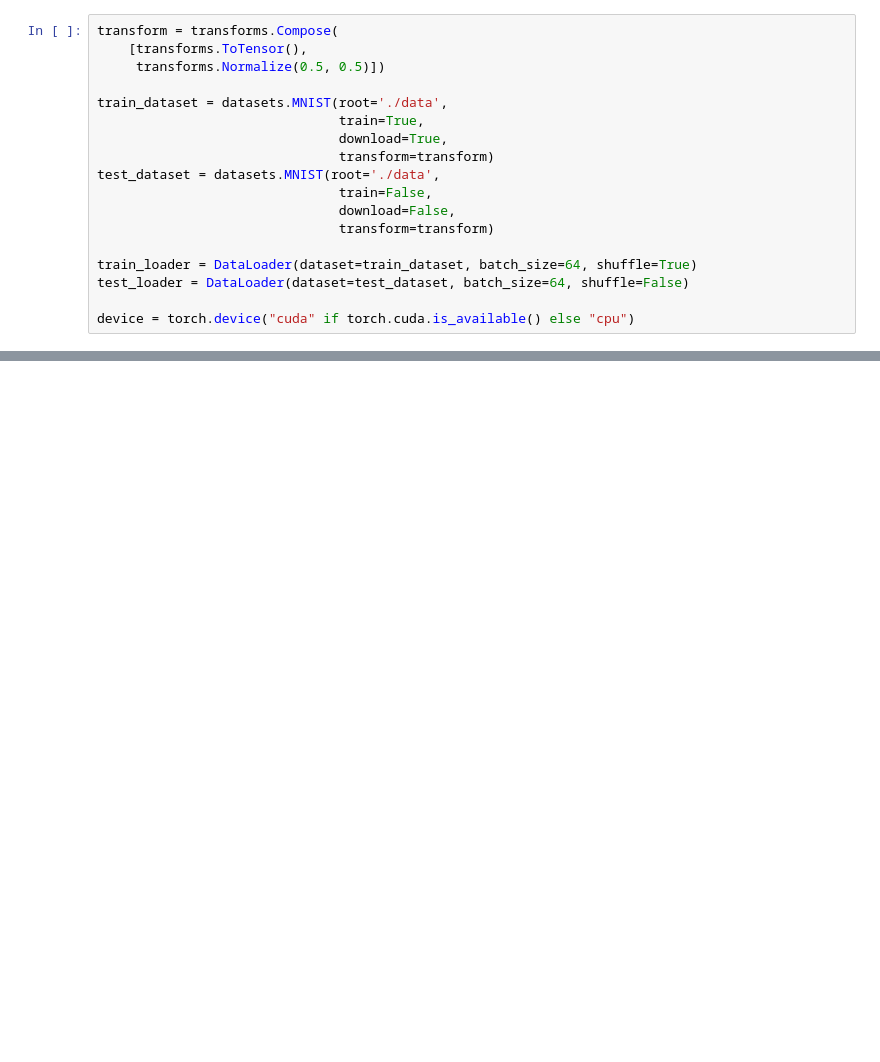
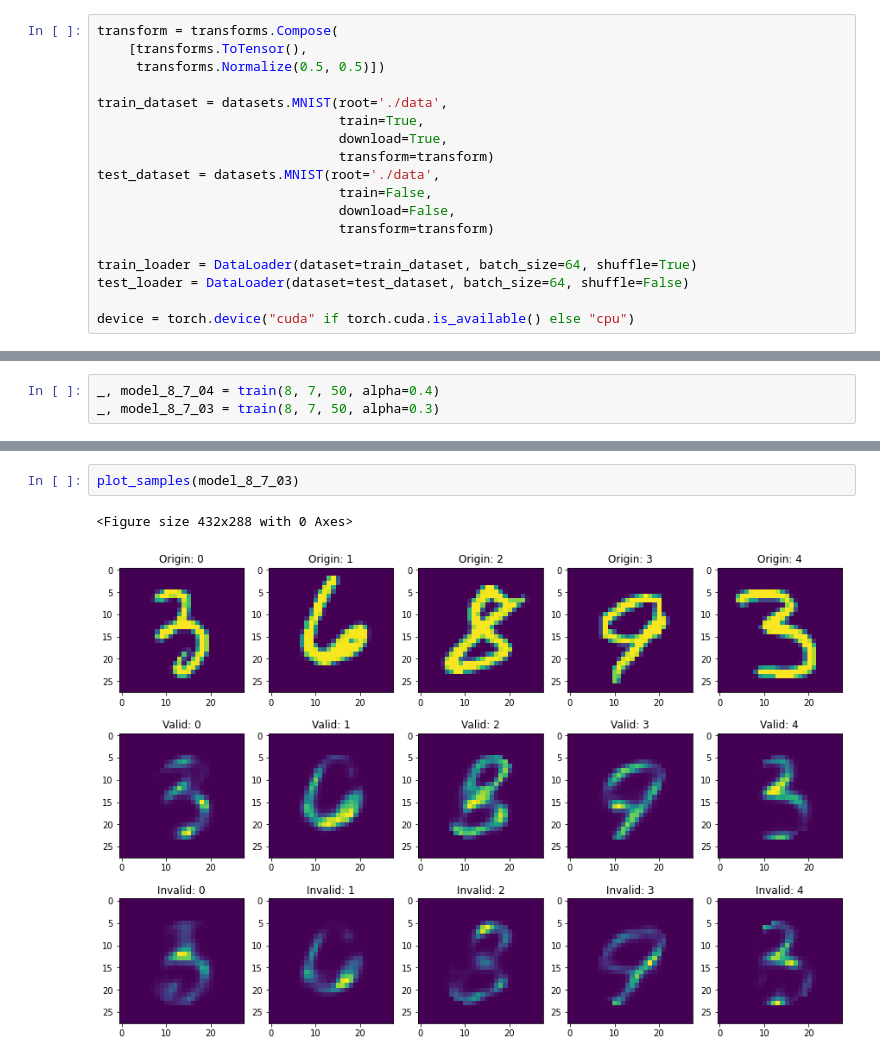
Before and after one commit to UnknownXenia/AE_SecretSharing, a Jupyter notebook: AE.ipynb, the cells around one changed output, grey strips where cells are left out. Saved outputs shown, nothing was run; the diff lists cells and outputs as text; blank space fills up the shorter version.

```diff
--- a/AE.ipynb
+++ b/AE.ipynb
@@ -188,0 +280,3 @@ for i in range(5):
+# %%
+_, model_8_7_04 = train(8, 7, 50, alpha=0.4)
+_, model_8_7_03 = train(8, 7, 50, alpha=0.3)
@@ -188,0 +363,5 @@ for i in range(5):
+# %%
+plot_samples(model_8_7_03)
+# %% [output]
+<Figure size 432x288 with 0 Axes>
+[figure, added]
```
Also changed, not shown: parts of 19 cells of this notebook.
